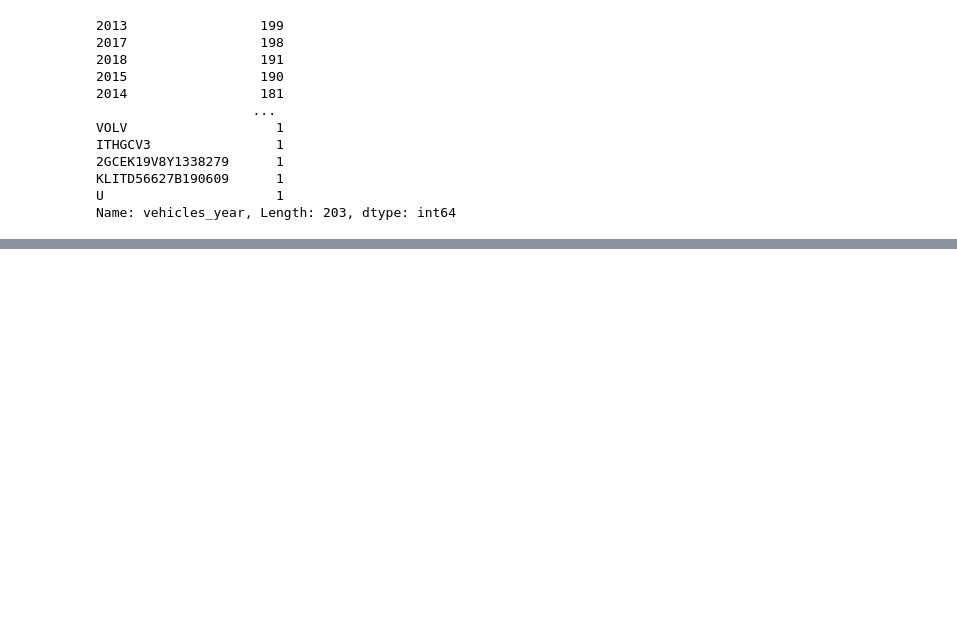
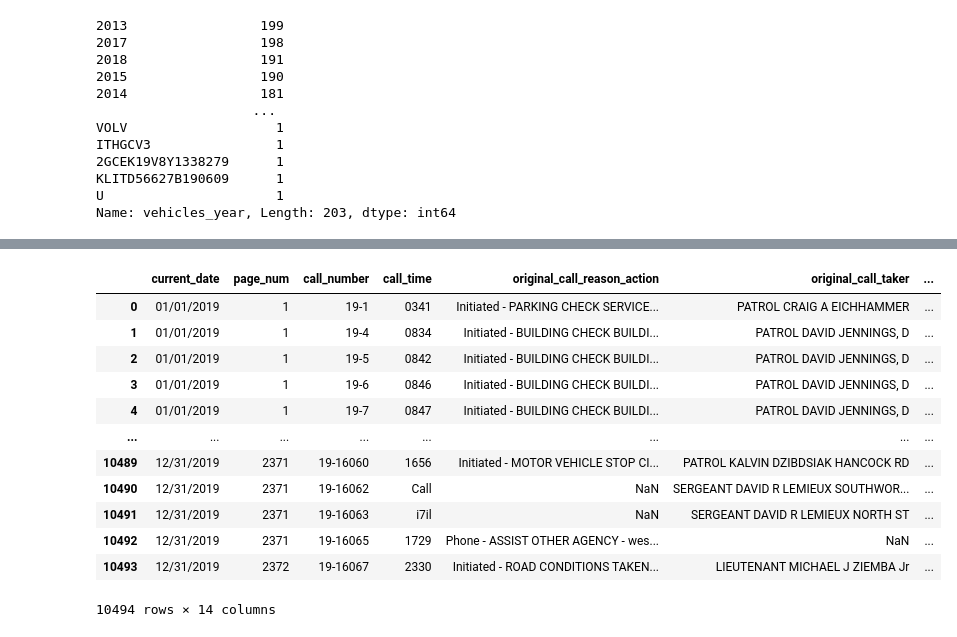
Before and after one commit to annahaensch/datathon4justice, a Jupyter notebook: code/Alex/Untitled.ipynb, the cells around one changed output, grey strips where cells are left out. Saved outputs shown, nothing was run; the diff lists cells and outputs as text; code cells hidden in the pictures; blank space fills up the shorter version.

```diff
--- a/code/Alex/Untitled.ipynb
+++ b/code/Alex/Untitled.ipynb
@@ -26,0 +43,16 @@ Name: vehicles_year, Length: 203, dtype: int64
+# %%
+logs
+# %% [output]
+|  | current_date | page_num | call_number | call_time | original_call_reason_action | original_call_taker | ... |
+| 0 | 01/01/2019 | 1 | 19-1 | 0341 | Initiated - PARKING CHECK SERVICE... | PATROL CRAIG A EICHHAMMER | ... |
+| 1 | 01/01/2019 | 1 | 19-4 | 0834 | Initiated - BUILDING CHECK BUILDI... | PATROL DAVID JENNINGS, D | ... |
+| 2 | 01/01/2019 | 1 | 19-5 | 0842 | Initiated - BUILDING CHECK BUILDI... | PATROL DAVID JENNINGS, D | ... |
+| 3 | 01/01/2019 | 1 | 19-6 | 0846 | Initiated - BUILDING CHECK BUILDI... | PATROL DAVID JENNINGS, D | ... |
+| 4 | 01/01/2019 | 1 | 19-7 | 0847 | Initiated - BUILDING CHECK BUILDI... | PATROL DAVID JENNINGS, D | ... |
+| ... | ... | ... | ... | ... | ... | ... | ... |
+| 10489 | 12/31/2019 | 2371 | 19-16060 | 1656 | Initiated - MOTOR VEHICLE STOP CI... | PATROL KALVIN DZIBDSIAK HANCOCK RD | ... |
+| 10490 | 12/31/2019 | 2371 | 19-16062 | Call | NaN | SERGEANT DAVID R LEMIEUX SOUTHWOR... | ... |
+| 10491 | 12/31/2019 | 2371 | 19-16063 | i7il | NaN | SERGEANT DAVID R LEMIEUX NORTH ST | ... |
+| 10492 | 12/31/2019 | 2371 | 19-16065 | 1729 | Phone - ASSIST OTHER AGENCY - wes... | NaN | ... |
+| 10493 | 12/31/2019 | 2372 | 19-16067 | 2330 | Initiated - ROAD CONDITIONS TAKEN... | LIEUTENANT MICHAEL J ZIEMBA Jr | ... |
+10494 rows × 14 columns
```
Also changed, not shown: parts of 3 cells of this notebook, 8 other files.
